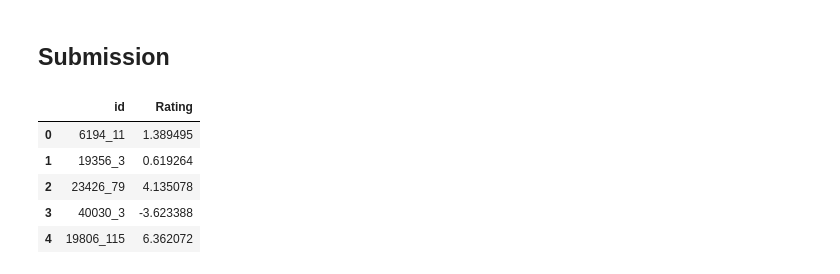
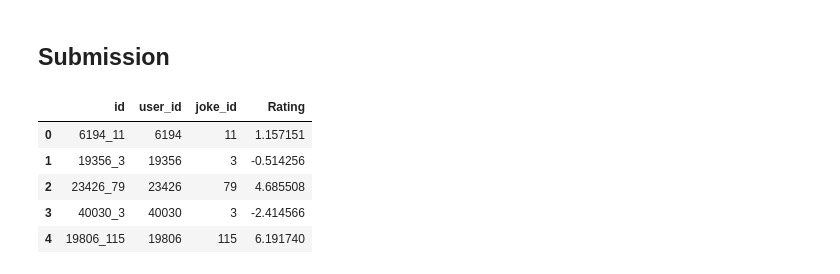
Before and after one commit to houstonsantos/joke_rating, a Jupyter notebook: joke_rating-v2.ipynb, the cells around one changed output. Saved outputs shown, nothing was run; the diff lists cells and outputs as text; code cells hidden in the pictures.

```diff
--- a/joke_rating-v2.ipynb
+++ b/joke_rating-v2.ipynb
@@ -199,2 +204,3 @@ Y.head()
 # %%
-pp = model.dls.test_dl(Y)
+pp = model.dls.test_dl(test)
+preds, _ = model.get_preds(dl=pp)
@@ -205,14 +209,17 @@ preds, _ = model.get_preds(dl=pp)
 # %% [markdown]
 ## Submission
+# %%
+test["Rating"] = preds
+test.loc[:, ["id", "Rating"]].to_csv("submission.csv", index=False)
+test.head()
+# %% [output]
+|  | id | user_id | joke_id | Rating |
+| 0 | 6194_11 | 6194 | 11 | 1.157151 |
+| 1 | 19356_3 | 19356 | 3 | -0.514256 |
+| 2 | 23426_79 | 23426 | 79 | 4.685508 |
+| 3 | 40030_3 | 40030 | 3 | -2.414566 |
+| 4 | 19806_115 | 19806 | 115 | 6.191740 |
 # %%
-submit_id = pd.read_csv("dados/test.csv")["id"]
-submit = pd.DataFrame({"id": submit_id, "Rating": preds}, columns=["id", "Rating"])
-submit.to_csv("submission.csv", index=False)
-submit.head()
+#submit = pd.DataFrame({"id": test.id, "Rating": preds}, columns=["id", "Rating"])
+#submit.to_csv("submission_2.csv", index=False)
+#submit.head()
-# %% [output]
-|  | id | Rating |
-| 0 | 6194_11 | 1.389495 |
-| 1 | 19356_3 | 0.619264 |
-| 2 | 23426_79 | 4.135078 |
-| 3 | 40030_3 | -3.623388 |
-| 4 | 19806_115 | 6.362072 |
```
Also changed, not shown: parts of 13 cells of this notebook, 2 other files.
